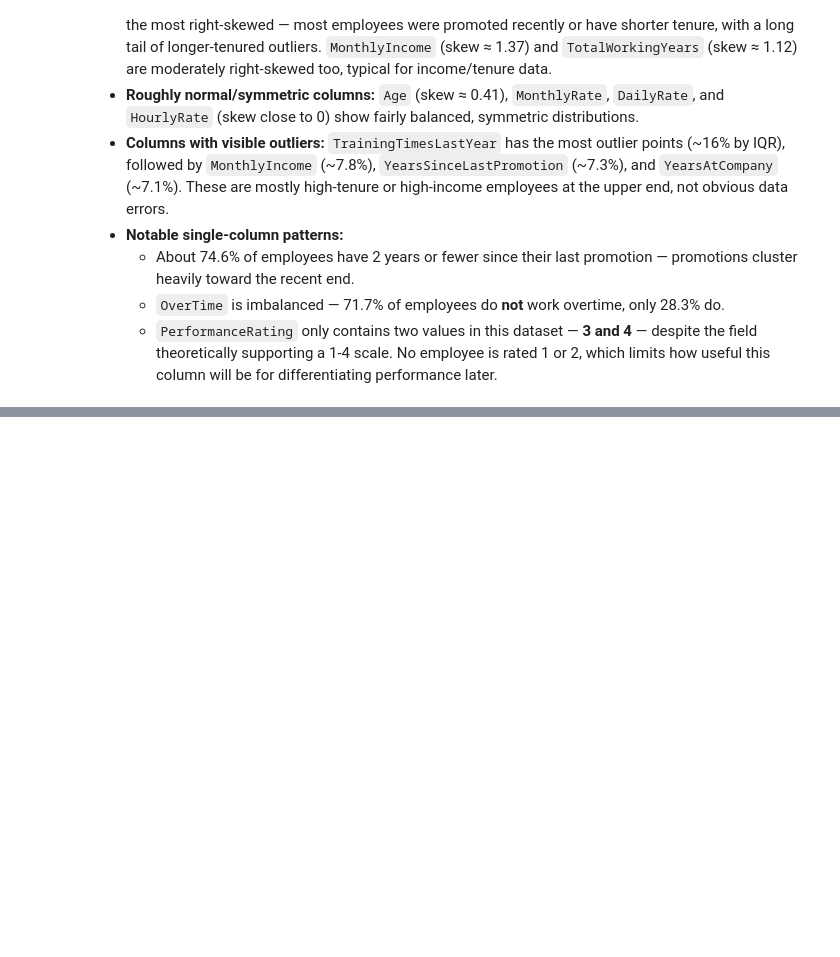
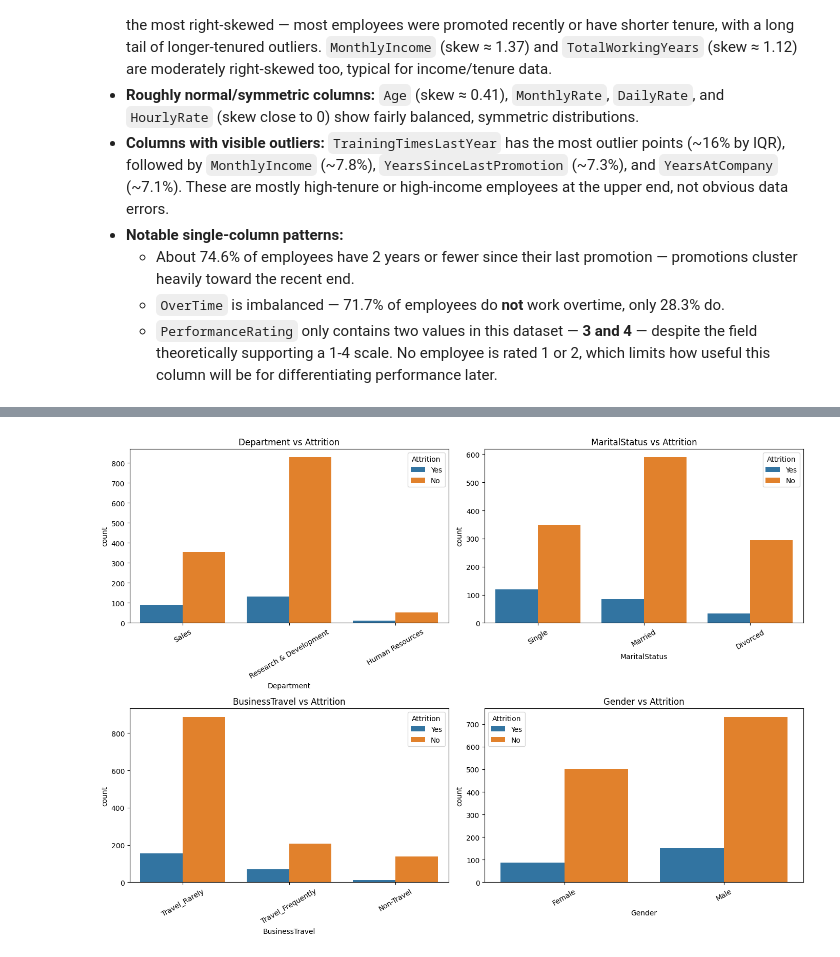
Before and after one commit to Shreyashs-dg/hr-attrition-eda, a Jupyter notebook: notebooks/01_eda_hr_attrition.ipynb, the cells around one changed output, grey strips where cells are left out. Saved outputs shown, nothing was run; the diff lists cells and outputs as text; code cells hidden in the pictures; blank space fills up the shorter version.

```diff
--- a/notebooks/01_eda_hr_attrition.ipynb
+++ b/notebooks/01_eda_hr_attrition.ipynb
@@ -337,0 +364,4 @@ dtype: float64
+# %%
+for col in ['Department', 'MaritalStatus', 'BusinessTravel', 'Gender']:
+    print(pd.crosstab(df[col], df['Attrition'], normalize='index') * 100)
+    print('---')
@@ -337,0 +386,10 @@ dtype: float64
+# %%
+fig, axes = plt.subplots(2, 2, figsize=(14, 10))
+for ax, col in zip(axes.flatten(), ['Department', 'MaritalStatus', 'BusinessTravel', 'Gender']):
+    sns.countplot(data=df, x=col, hue='Attrition', ax=ax)
+    ax.set_title(f'{col} vs Attrition')
+    ax.tick_params(axis='x', rotation=30)
+plt.tight_layout()
+plt.show()
+# %% [output]
+[figure, added]
```
Also changed, not shown: parts of 11 cells of this notebook.
